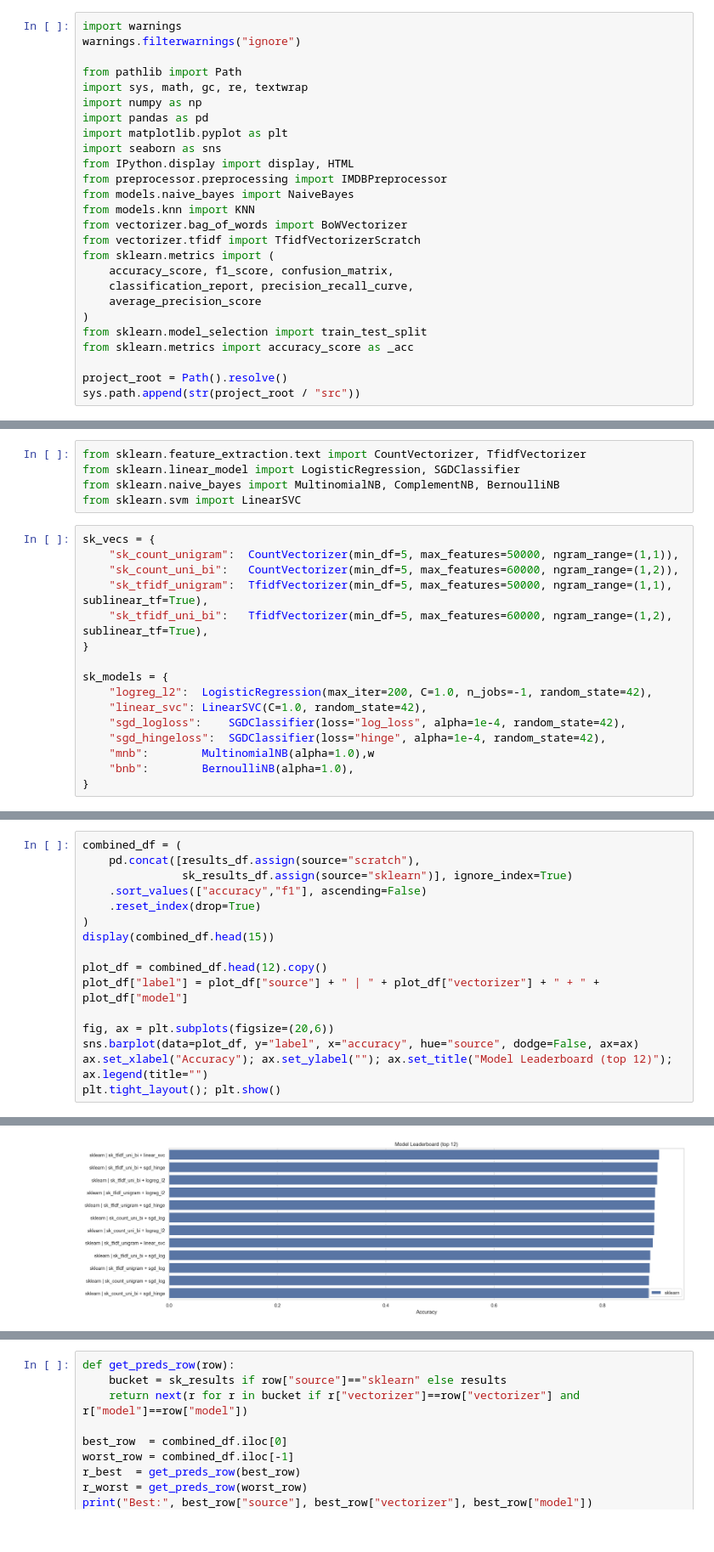
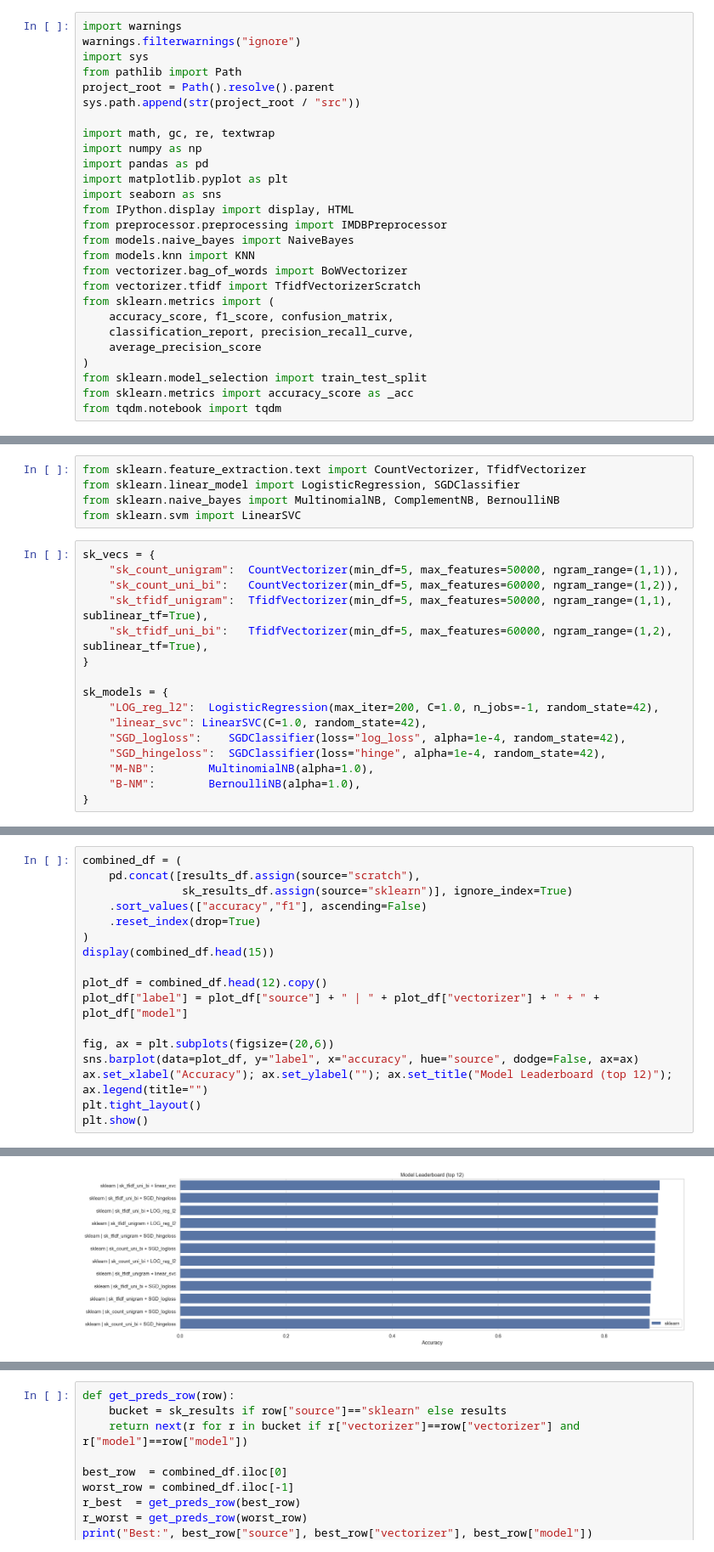
Before and after one commit to Sifat-Ahmed/imdb-movie-classification, a Jupyter notebook: notebooks/Step_2.ML_classification.ipynb, the cells around one changed output, grey strips where cells are left out. Shown at 85% size. Saved outputs shown, nothing was run; the diff lists cells and outputs as text.

```diff
--- a/notebooks/Step_2.ML_classification.ipynb
+++ b/notebooks/Step_2.ML_classification.ipynb
@@ -32,9 +32,12 @@ Here I have imported most of the packages needed throughout the code. But depend
 # %%
 import warnings
 warnings.filterwarnings("ignore")
+import sys
+from pathlib import Path
+project_root = Path().resolve().parent
+sys.path.append(str(project_root / "src"))
 
-from pathlib import Path
-import sys, math, gc, re, textwrap
+import math, gc, re, textwrap
 import numpy as np
 import pandas as pd
 import matplotlib.pyplot as plt
@@ -52,9 +55,7 @@ from sklearn.metrics import (
 )
 from sklearn.model_selection import train_test_split
 from sklearn.metrics import accuracy_score as _acc
-
-project_root = Path().resolve()
-sys.path.append(str(project_root / "src"))
+from tqdm.notebook import tqdm
 # %%
 from IPython.display import display, HTML
 import matplotlib.pyplot as plt
@@ -214,12 +216,12 @@ sk_vecs = {
 }
 
 sk_models = {
-    "logreg_l2":  LogisticRegression(max_iter=200, C=1.0, n_jobs=-1, random_state=42),
+    "LOG_reg_l2":  LogisticRegression(max_iter=200, C=1.0, n_jobs=-1, random_state=42),
     "linear_svc": LinearSVC(C=1.0, random_state=42),
-    "sgd_logloss":    SGDClassifier(loss="log_loss", alpha=1e-4, random_state=42),
-    "sgd_hingeloss":  SGDClassifier(loss="hinge", alpha=1e-4, random_state=42),
-    "mnb":        MultinomialNB(alpha=1.0),w
-    "bnb":        BernoulliNB(alpha=1.0),
+    "SGD_logloss":    SGDClassifier(loss="log_loss", alpha=1e-4, random_state=42),
+    "SGD_hingeloss":  SGDClassifier(loss="hinge", alpha=1e-4, random_state=42),
+    "M-NB":        MultinomialNB(alpha=1.0),
+    "B-NM":        BernoulliNB(alpha=1.0),
 }
 # %%
 X_train_raw = X_train_text.astype(str).tolist()
@@ -274,7 +276,8 @@ plot_df["label"] = plot_df["source"] + " | " + plot_df["vectorizer"] + " + " + p
 fig, ax = plt.subplots(figsize=(20,6))
 sns.barplot(data=plot_df, y="label", x="accuracy", hue="source", dodge=False, ax=ax)
 ax.set_xlabel("Accuracy"); ax.set_ylabel(""); ax.set_title("Model Leaderboard (top 12)"); ax.legend(title="")
-plt.tight_layout(); plt.show()
+plt.tight_layout()
+plt.show()
 # %% [output]
 |  | vectorizer | model | accuracy | f1 | source |
 | 0 | sk_tfidf_uni_bi | linear_svc | 0.905112 | 0.905815 | sklearn |
@@ -295,4 +298,4 @@ plt.tight_layout(); plt.show()
-[figure, old version]
+[figure, new version]
 # %%
 combined_df = (
     pd.concat([results_df.assign(source="scratch"), sk_results_df.assign(source="sklearn")], ignore_index=True)
```
Also changed, not shown: parts of 6 cells of this notebook, 6 other files.
